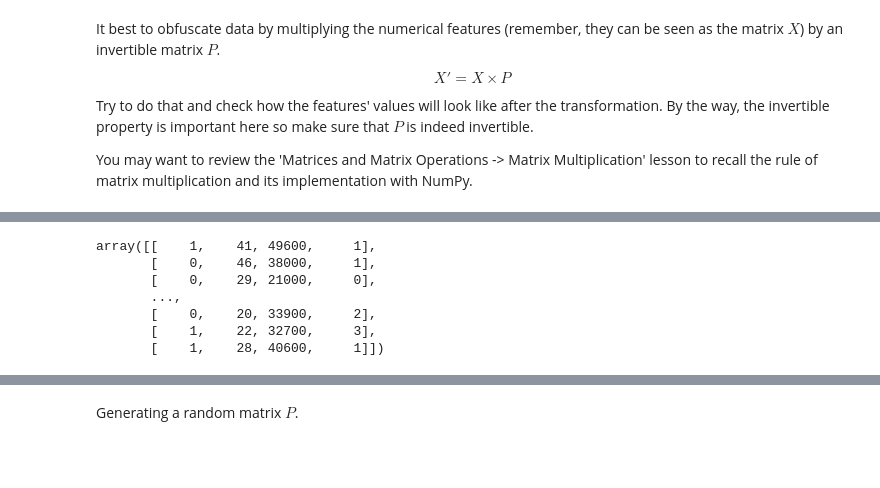
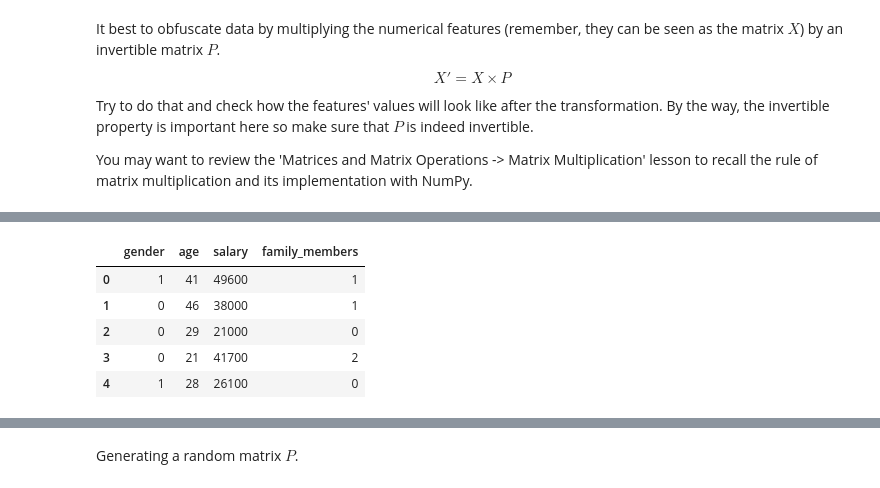
Before and after one commit to jeelfaldu7/insurance_company_machine_learning_project, a Jupyter notebook: notebook.ipynb, the cells around one changed output, grey strips where cells are left out. Cells and saved outputs as stored; diff of their text form; code cells hidden in the pictures; blank space fills up the shorter version.

```diff
--- a/notebook.ipynb
+++ b/notebook.ipynb
@@ -595,10 +580,16 @@ X = df_pn.to_numpy()
-# %%
-display(X)
-# %% [output]
-array([[    1,    41, 49600,     1],
-       [    0,    46, 38000,     1],
-       [    0,    29, 21000,     0],
-       ...,
-       [    0,    20, 33900,     2],
-       [    1,    22, 32700,     3],
-       [    1,    28, 40600,     1]])
+# %%
+# Define list of personal info columns
+personal_info_column_list = ['gender', 'age', 'salary', 'family_members']
+
+# Create new DataFrame with selected columns
+df_pn = df[personal_info_column_list]
+# %%
+# Show the first few rows of the personal info DataFrame
+display(df_pn.head())
+# %% [output]
+|  | gender | age | salary | family_members |
+| 0 | 1 | 41 | 49600 | 1 |
+| 1 | 0 | 46 | 38000 | 1 |
+| 2 | 0 | 29 | 21000 | 0 |
+| 3 | 0 | 21 | 41700 | 2 |
+| 4 | 1 | 28 | 26100 | 0 |
```
Also changed, not shown: parts of 29 cells of this notebook.
